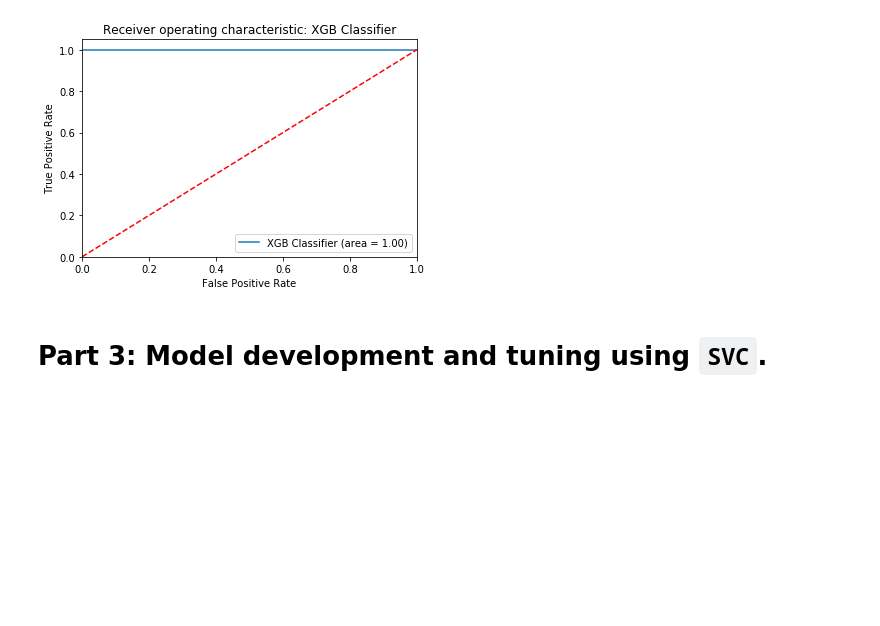
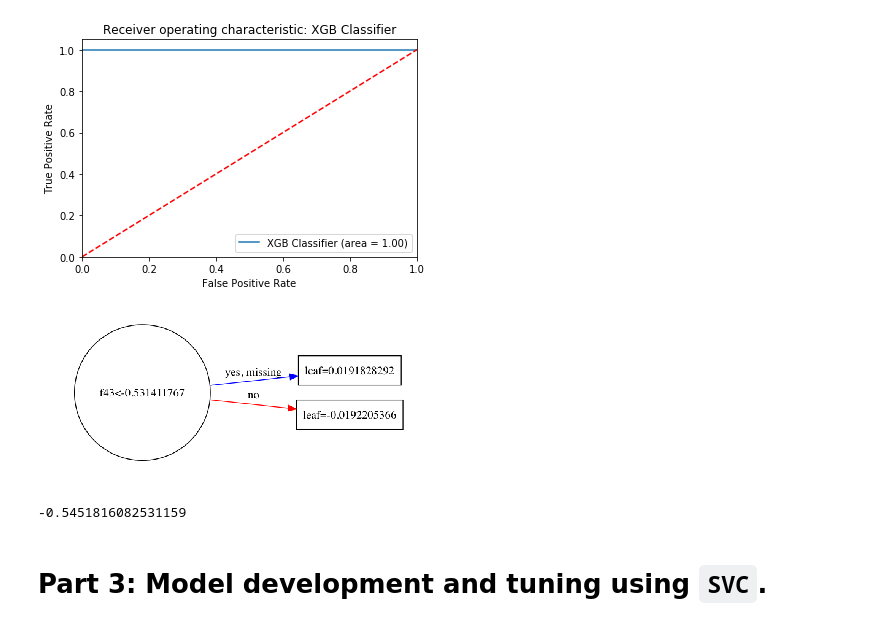
Before and after one commit to grantaguinaldo/mlnd-capstone, a Jupyter notebook: working/working_draft_005_ohe_base_.ipynb, the cells around one changed output. Saved outputs shown, nothing was run; the diff lists cells and outputs as text; code cells hidden in the pictures; blank space fills up the shorter version.

```diff
--- a/working/working_draft_005_ohe_base_.ipynb
+++ b/working/working_draft_005_ohe_base_.ipynb
@@ -1162,13 +1163,23 @@ Confusion Matrix:
 [[1708    0]
  [   0  617]]
 # %%
-learning_curves(xgb_tuned, X_train_std_df, y_train, "XGB Classifier", 10)
+learning_curves(xgb_tuned, X_train_std_df, y_train, "XGB Classifier", 3)
 # %% [output]
 [figure]
 # %%
 auc_roc_curves(xgb_tuned, X_test_std_df, y_test, 'XGB Classifier')
 # %% [output]
 [figure]
+# %%
+from xgboost import plot_tree
+plot_tree(xgb_tuned, num_trees=4, rankdir='LR')
+plt.show()
+# %% [output]
+[figure, added]
+# %%
+X_train_std_df[0][-4]
+# %% [output]
+-0.5451816082531159
 # %% [markdown]
 # Part 3: Model development and tuning using `SVC`.
 # %%
```
Also changed, not shown: parts of 9 cells of this notebook, 9 other files.
